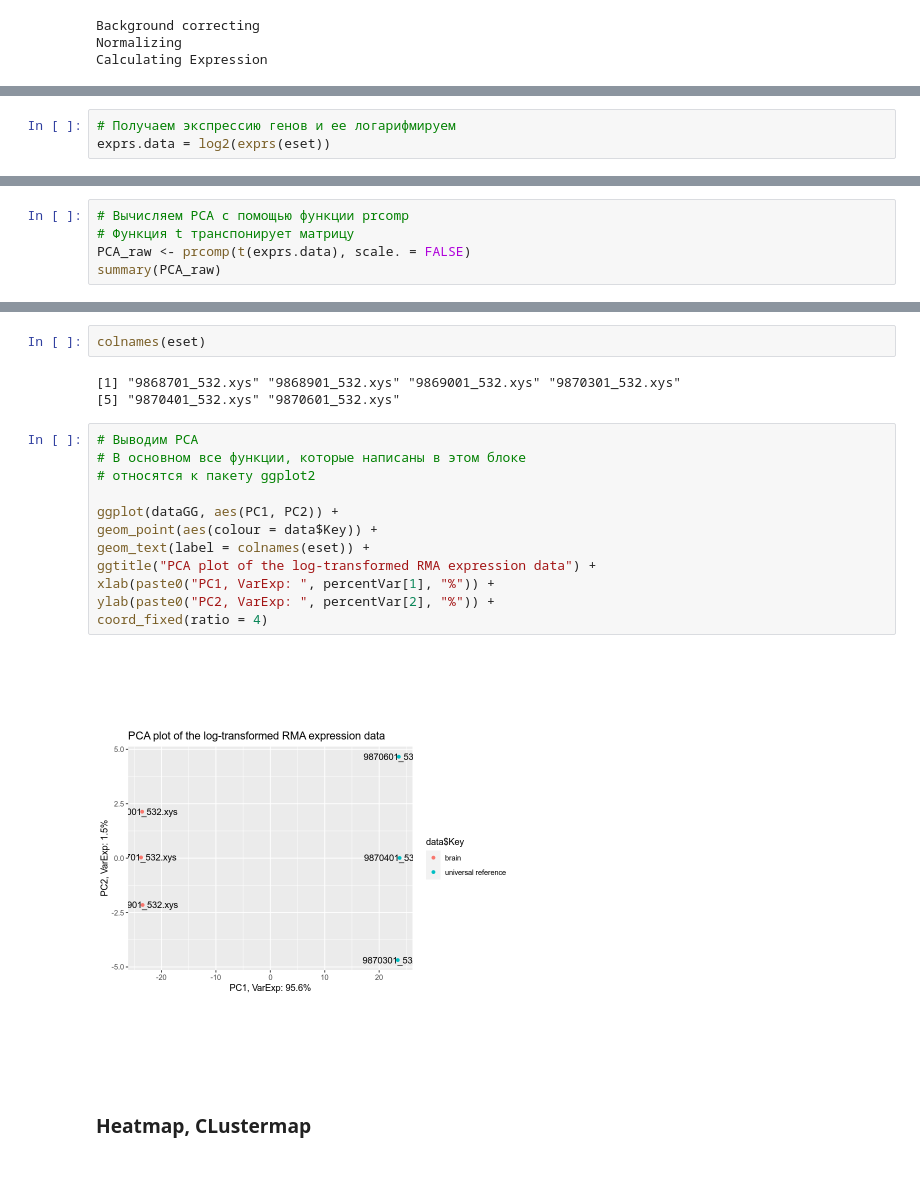
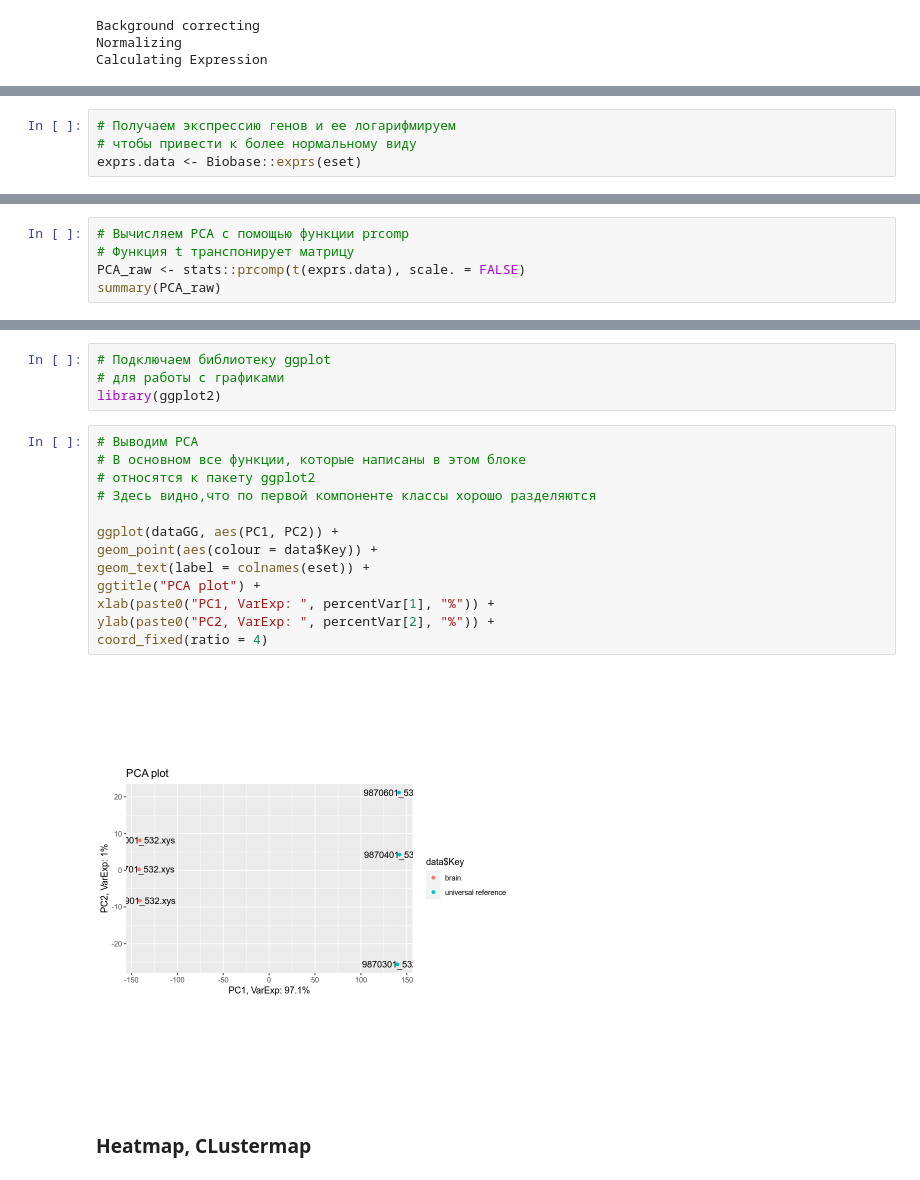
Before and after one commit to marcenavuc/bioinf_tutors, a Jupyter notebook: DEA/r_examples/DEA Example.ipynb, the cells around one changed output, grey strips where cells are left out. Drawn from its saved outputs; the diff is of its cells as text.

```diff
--- a/DEA/r_examples/DEA Example.ipynb
+++ b/DEA/r_examples/DEA Example.ipynb
@@ -219,3 +206,4 @@ hist(eset)
 # %%
 # Получаем экспрессию генов и ее логарифмируем
-exprs.data = log2(exprs(eset))
+# чтобы привести к более нормальному виду
+exprs.data <- Biobase::exprs(eset)
@@ -222,7 +214,7 @@ exprs.data = log2(exprs(eset))
 # %%
 # Вычисляем PCA c помощью функции prcomp
 # Функция t транспонирует матрицу
-PCA_raw <- prcomp(t(exprs.data), scale. = FALSE)
+PCA_raw <- stats::prcomp(t(exprs.data), scale. = FALSE)
 summary(PCA_raw)
 # %% [output]
 Importance of components:
@@ -245,21 +246,21 @@ ERROR: Error in data.frame(PC1 = PCA_raw$x[, 1], PC2 = PCA_raw$x[, 2]): объе
-# %%
-colnames(eset)
-# %% [output]
-[1] "9868701_532.xys" "9868901_532.xys" "9869001_532.xys" "9870301_532.xys"
-[5] "9870401_532.xys" "9870601_532.xys"
+# %%
+# Подключаем библиотеку ggplot
+# для работы с графиками
+library(ggplot2)
 # %%
 # Выводим PCA
 # В основном все функции, которые написаны в этом блоке
 # относятся к пакету ggplot2
+# Здесь видно,что по первой компоненте классы хорошо разделяются
 
 ggplot(dataGG, aes(PC1, PC2)) +
 geom_point(aes(colour = data$Key)) +
 geom_text(label = colnames(eset)) +
-ggtitle("PCA plot of the log-transformed RMA expression data") +
+ggtitle("PCA plot") +
 xlab(paste0("PC1, VarExp: ", percentVar[1], "%")) +
 ylab(paste0("PC2, VarExp: ", percentVar[2], "%")) +
 coord_fixed(ratio = 4)
 # %% [output]
-[figure, old version]
+[figure, new version]
 # %% [markdown]
 ### Heatmap, CLustermap
```
Also changed, not shown: parts of 27 cells of this notebook, 35 other files.
